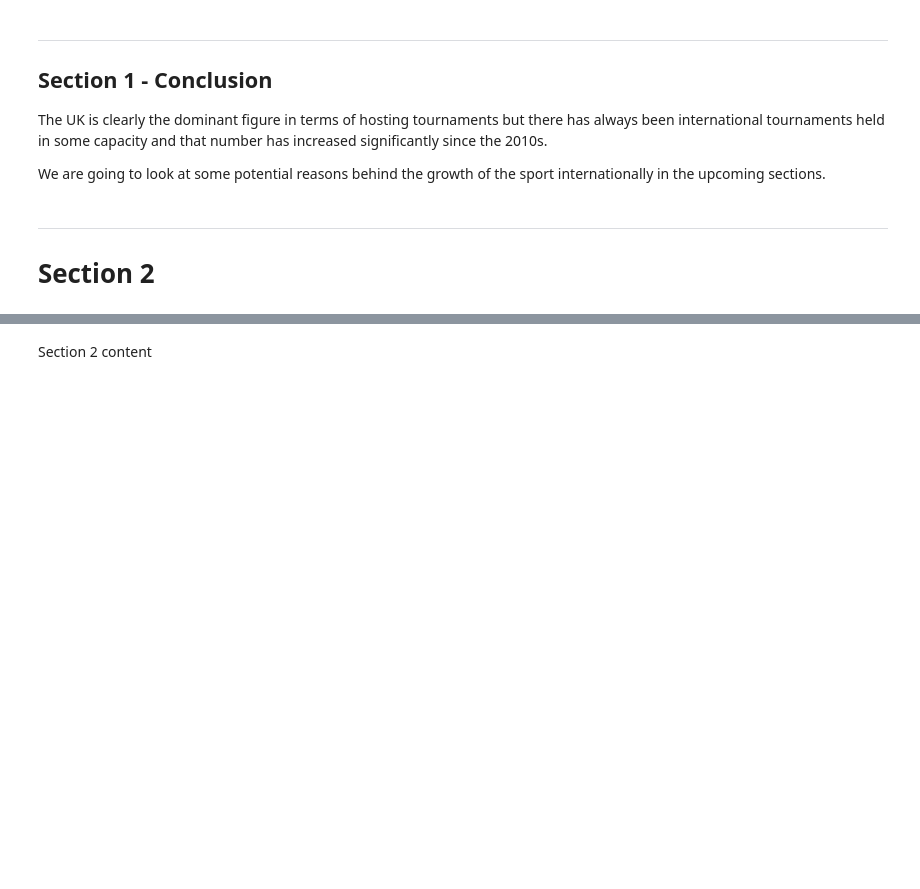
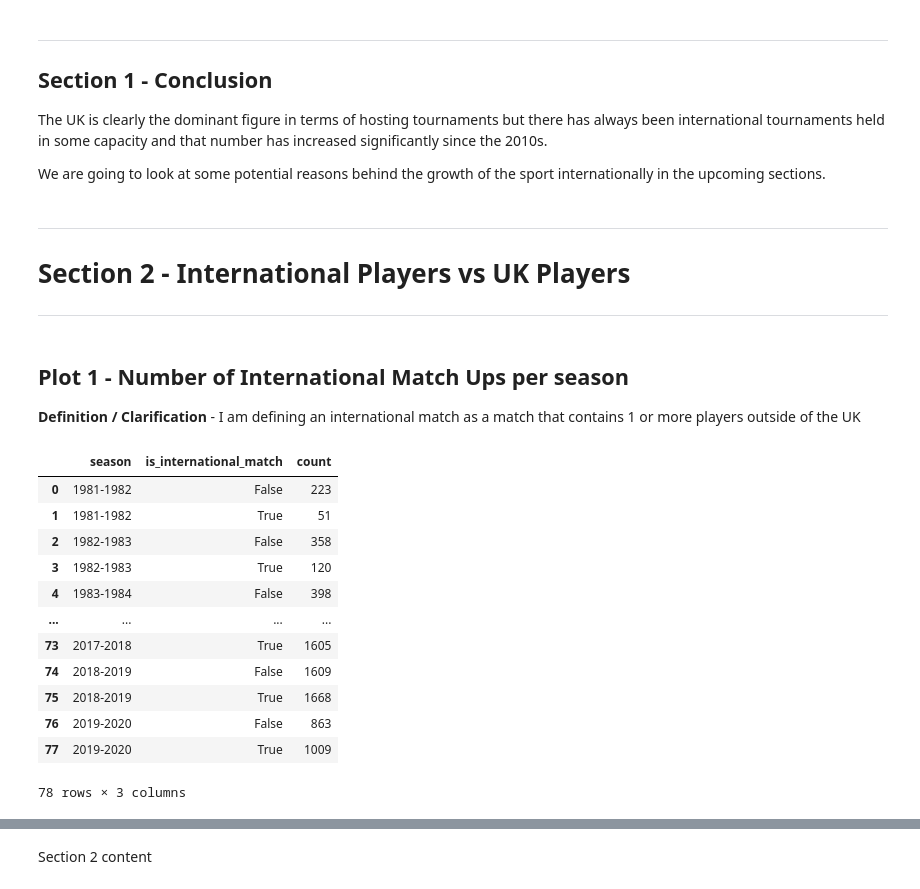
Before and after one commit to stephenbeese/Snooker-Data-Analysis, a Jupyter notebook: jupyter_notebooks/visualisations.ipynb, the cells around one changed output, grey strips where cells are left out. Cells and saved outputs as stored; diff of their text form; code cells hidden in the pictures; blank space fills up the shorter version.

Commit message:
Add visualisation for number of matches by season (UK vs International)

```diff
--- a/jupyter_notebooks/visualisations.ipynb
+++ b/jupyter_notebooks/visualisations.ipynb
@@ -334,4 +334,28 @@ The UK is clearly the dominant figure in terms of hosting tournaments but there
 We are going to look at some potential reasons behind the growth of the sport internationally in the upcoming sections.
 # %% [markdown]
 ---
-# Section 2
+# Section 2 - International Players vs UK Players
+---
+# %% [markdown]
+## Plot 1 - Number of International Match Ups per season
+
+**Definition / Clarification** - I am defining an international match as a match that contains 1 or more players outside of the UK
+# %%
+# Group matches by season and count international match by not international match
+df_master_grouped = df_master.groupby(['season', 'is_international_match']).size().reset_index(name='count')
+
+df_master_grouped
+# %% [output]
+|  | season | is_international_match | count |
+| 0 | 1981-1982 | False | 223 |
+| 1 | 1981-1982 | True | 51 |
+| 2 | 1982-1983 | False | 358 |
+| 3 | 1982-1983 | True | 120 |
+| 4 | 1983-1984 | False | 398 |
+| ... | ... | ... | ... |
+| 73 | 2017-2018 | True | 1605 |
+| 74 | 2018-2019 | False | 1609 |
+| 75 | 2018-2019 | True | 1668 |
+| 76 | 2019-2020 | False | 863 |
+| 77 | 2019-2020 | True | 1009 |
+78 rows × 3 columns
```
Also changed, not shown: parts of 7 cells of this notebook, 1 other file.
